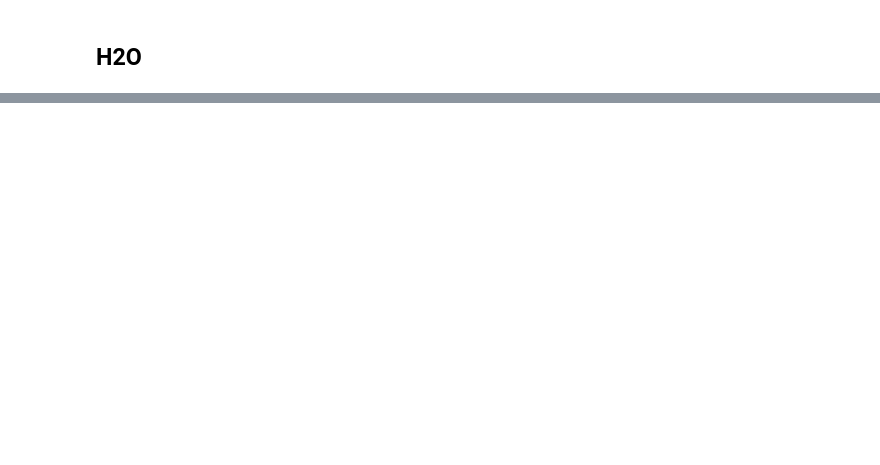
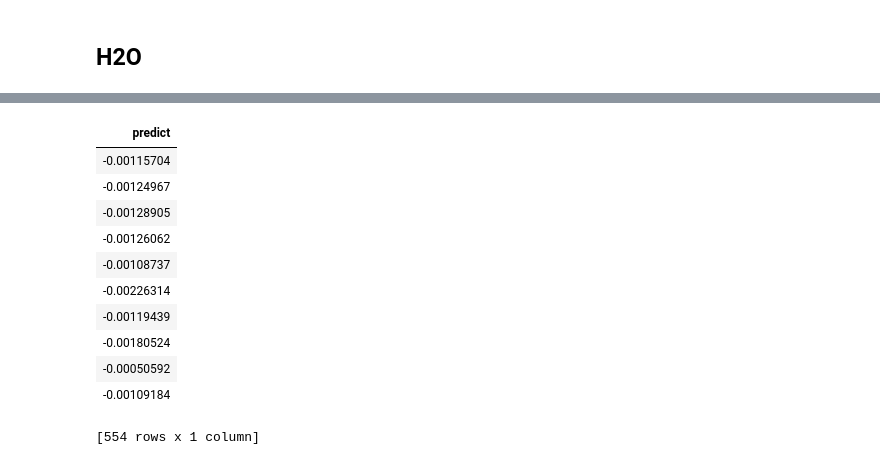
Before and after one commit to MartinErwan/ML_NBA_MVP_Prediction, a Jupyter notebook: PFE_Prediction.ipynb, the cells around one changed output, grey strips where cells are left out. Cells and saved outputs as stored; diff of their text form; code cells hidden in the pictures; blank space fills up the shorter version.

```diff
--- a/PFE_Prediction.ipynb
+++ b/PFE_Prediction.ipynb
@@ -963,0 +719,15 @@ stackedensemble prediction progress: |██████████████
+# %%
+preds
+# %% [output]
+| predict |
+| -0.00115704 |
+| -0.00124967 |
+| -0.00128905 |
+| -0.00126062 |
+| -0.00108737 |
+| -0.00226314 |
+| -0.00119439 |
+| -0.00180524 |
+| -0.00050592 |
+| -0.00109184 |
+[554 rows x 1 column]
```
Also changed, not shown: parts of 32 cells of this notebook.
